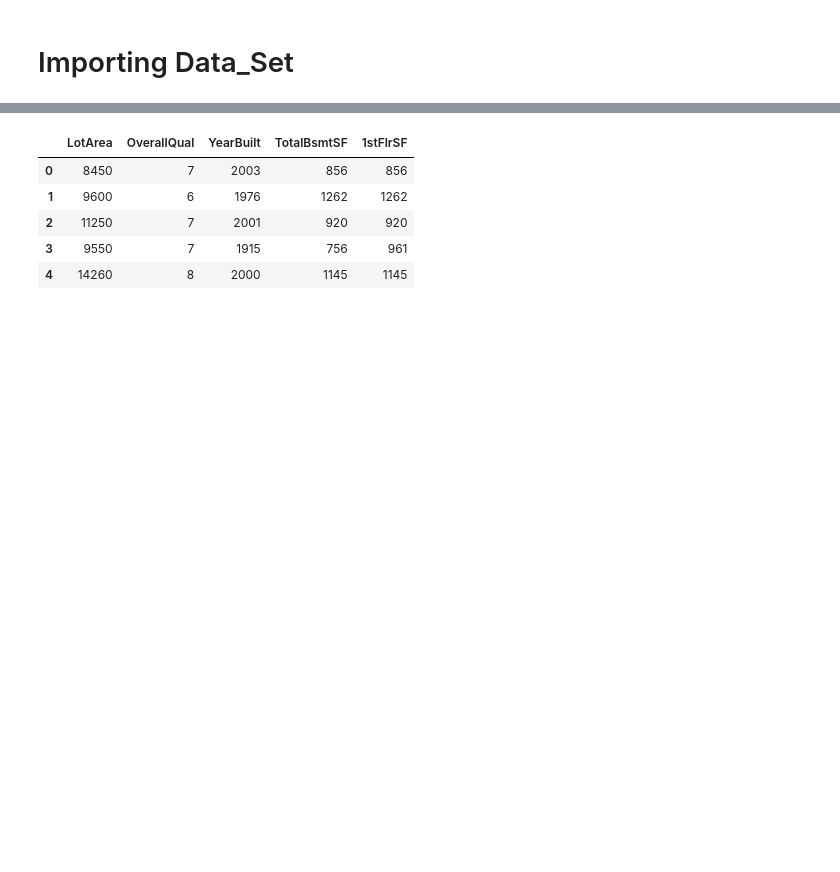
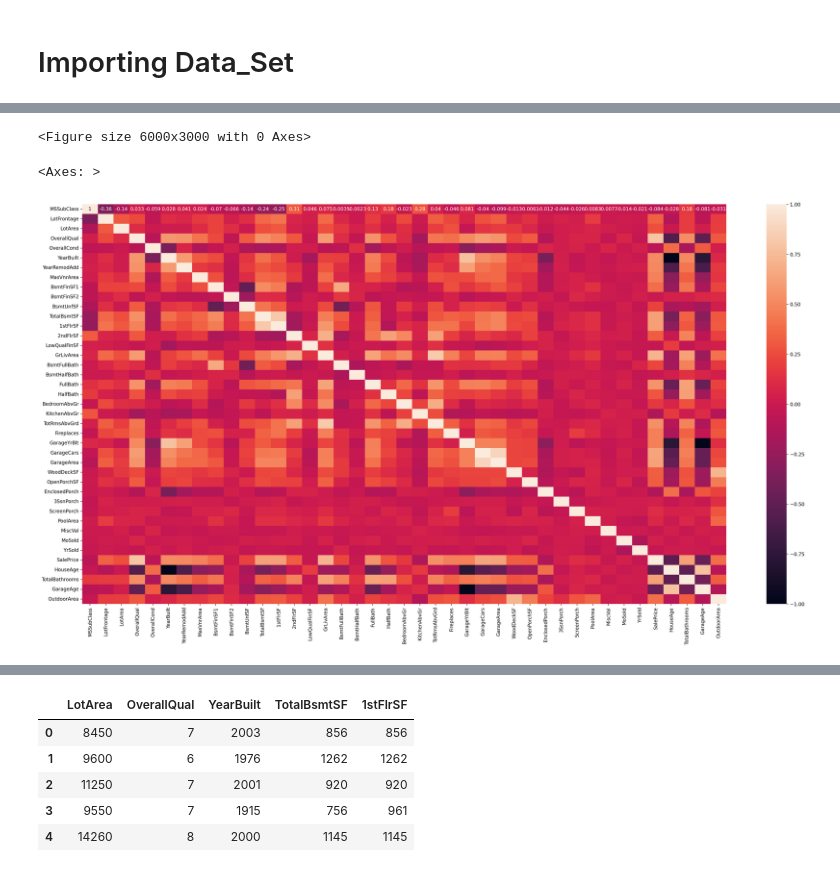
Before and after one commit to Hazem-Ahmed1/House_Prices_Advanced_Regression_Techniques, a Jupyter notebook: Houses_Dataset/Houses_Regression.ipynb, the cells around one changed output, grey strips where cells are left out. Drawn from its saved outputs; the diff is of its cells as text; code cells hidden in the pictures; blank space fills up the shorter version.

```diff
--- a/Houses_Dataset/Houses_Regression.ipynb
+++ b/Houses_Dataset/Houses_Regression.ipynb
@@ -41,0 +214,7 @@ train_datafile.describe()
+# %%
+plt.figure(figsize=(30,15),dpi=200)
+sns.heatmap(hdata.corr(),annot=True)
+# %% [output]
+<Figure size 6000x3000 with 0 Axes>
+<Axes: >
+[figure, added]
```
Also changed, not shown: parts of 28 cells of this notebook.
